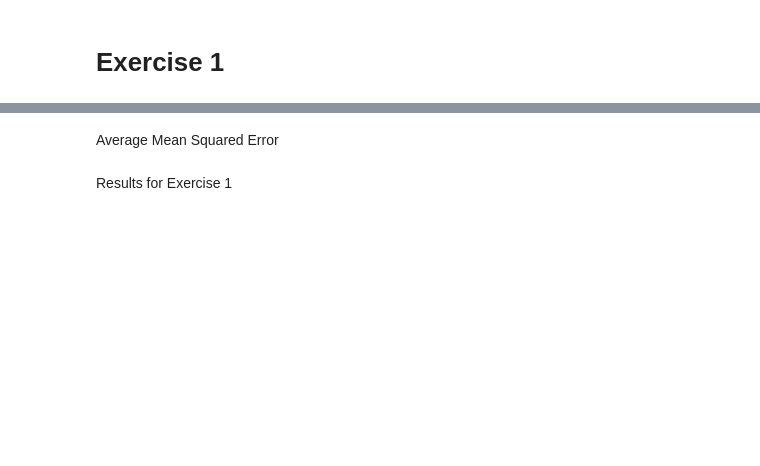
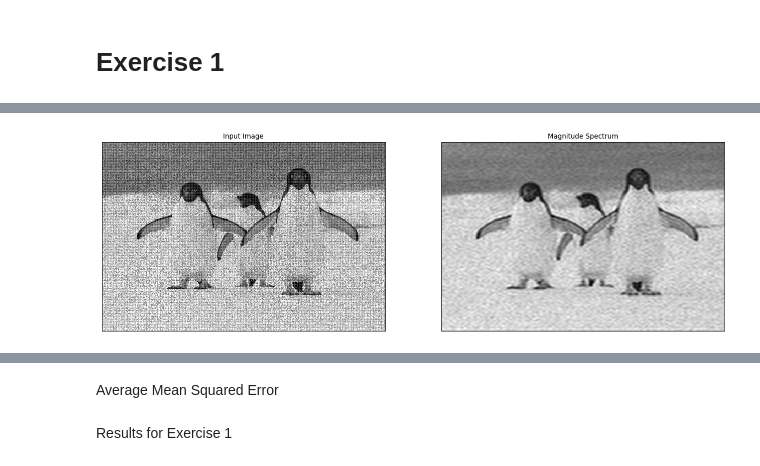
Before and after one commit to Sam-Malpass/Image-Analysis-Coursework-Exercises, a Jupyter notebook: Image Analysis Exercises.ipynb, the cells around one changed output, grey strips where cells are left out. Saved outputs shown, nothing was run; the diff lists cells and outputs as text; code cells hidden in the pictures; blank space fills up the shorter version.

```diff
--- a/Image Analysis Exercises.ipynb
+++ b/Image Analysis Exercises.ipynb
@@ -9,0 +59,24 @@ Spatial Domain
+# %%
+rows, cols = noisyImage.shape
+crow, ccol = int(rows/2), int(cols/2)
+
+maskDim = 55 #USE THIS SAM
+
+# create a mask first, center square is 1, remaining all zeros
+mask = np.zeros((rows,cols,2),np.uint8)
+mask[crow-maskDim:crow+maskDim, ccol-maskDim:ccol+maskDim] = 1
+
+# apply mask and inverse DFT
+fshift = dft_shift*mask
+f_ishift = np.fft.ifftshift(fshift)
+intermediateImage = cv.idft(f_ishift)
+intermediateImage = cv.magnitude(intermediateImage[:,:,0],intermediateImage[:,:,1])
+
+fig = plt.figure(figsize = (20, 35), dpi = 80, facecolor = 'w', edgecolor = 'k')
+plt.subplot(121),plt.imshow(noisyImage, cmap = 'gray')
+plt.title('Input Image'), plt.xticks([]), plt.yticks([])
+plt.subplot(122),plt.imshow(intermediateImage, cmap = 'gray')
+plt.title('Magnitude Spectrum'), plt.xticks([]), plt.yticks([])
+plt.show()
+# %% [output]
+[figure, added]
```
Also changed, not shown: parts of 13 cells of this notebook, 2 other files.
